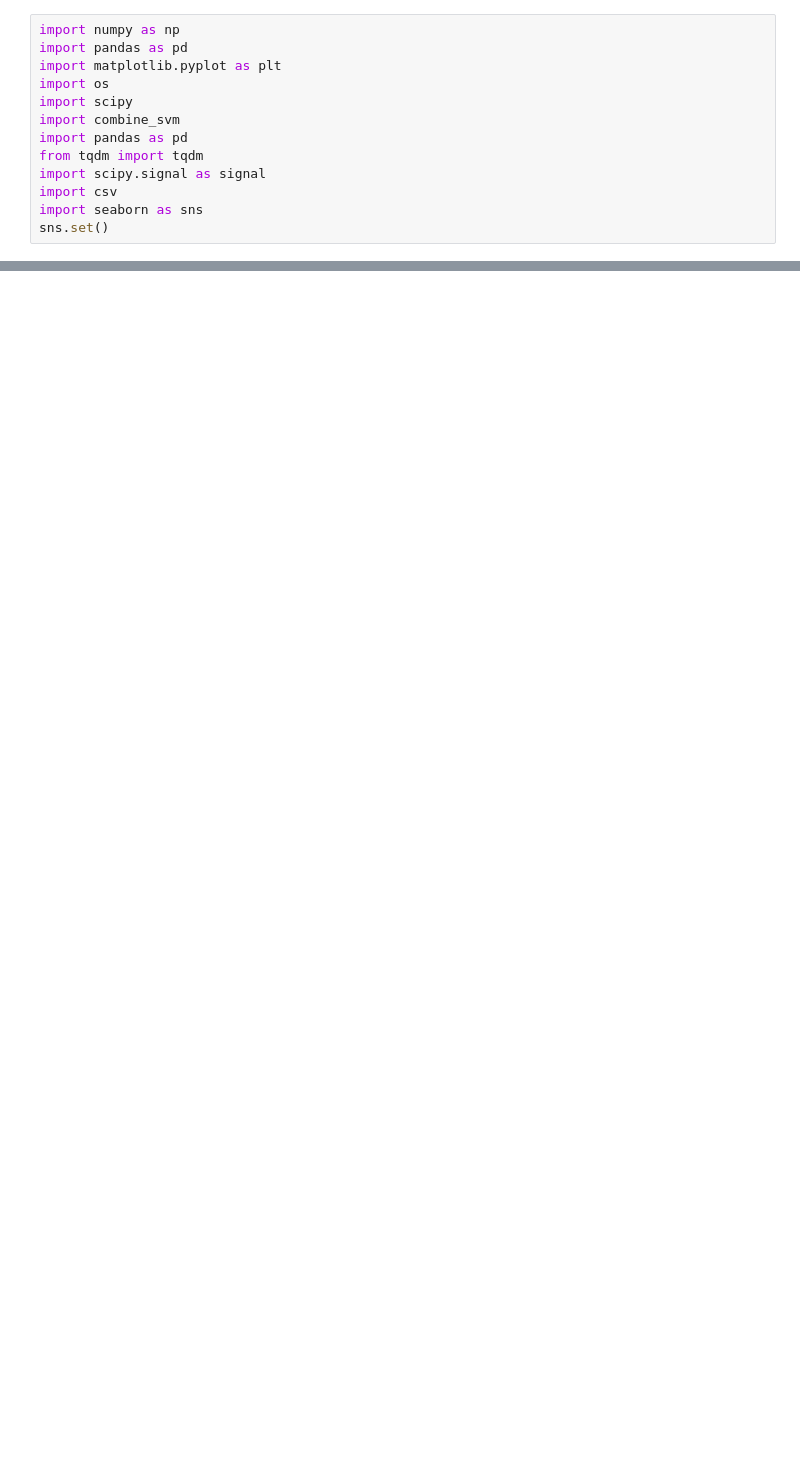
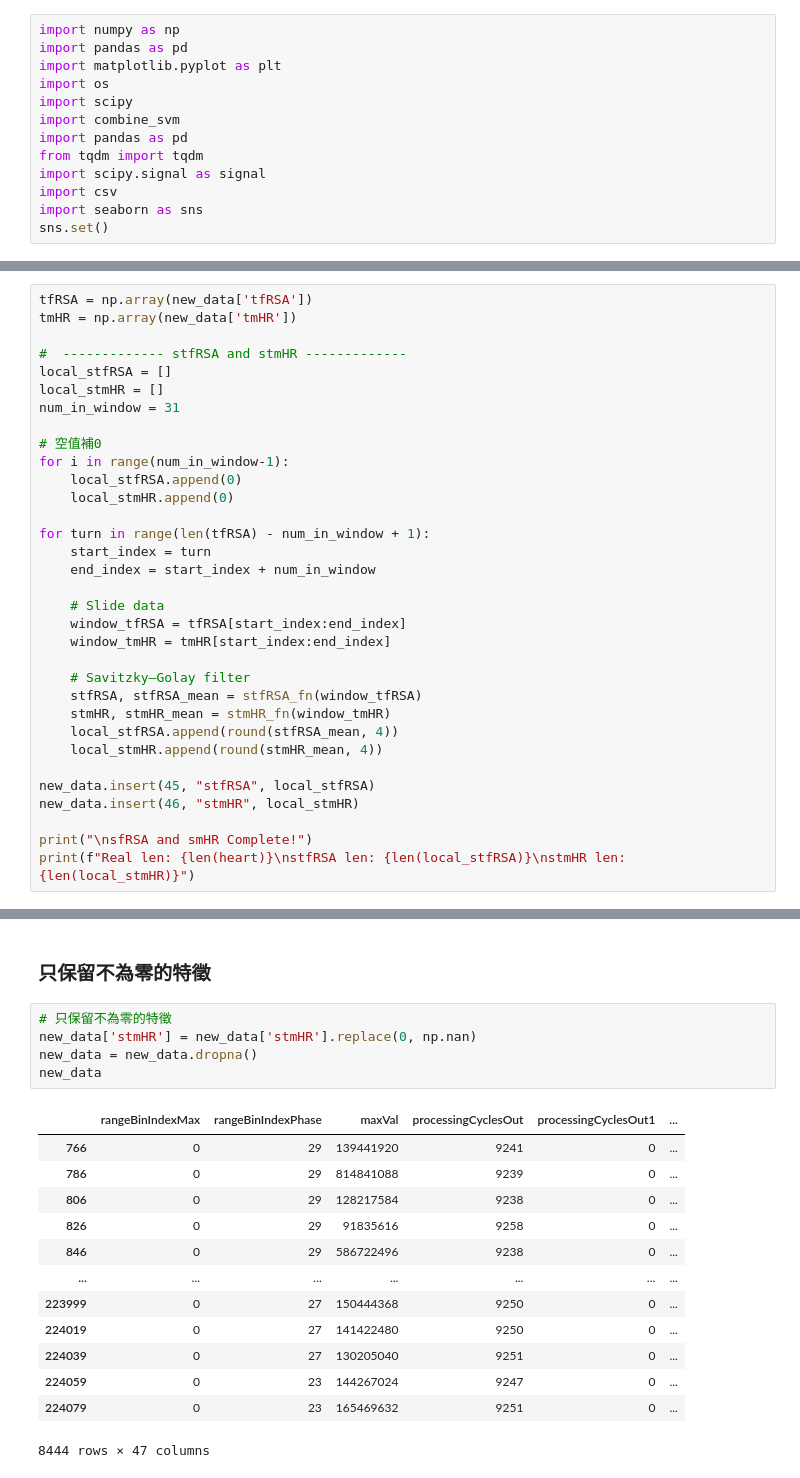
Before and after one commit to ananzeng/mmwave_vsd, a Jupyter notebook: feature.ipynb, the cells around one changed output, grey strips where cells are left out. Drawn from its saved outputs; the diff is of its cells as text; blank space fills up the shorter version.

```diff
--- a/feature.ipynb
+++ b/feature.ipynb
@@ -169,0 +266,33 @@ for i in range(len(heart)):
+# %%
+tfRSA = np.array(new_data['tfRSA'])
+tmHR = np.array(new_data['tmHR'])
+
+#  ------------- stfRSA and stmHR -------------
+local_stfRSA = []
+local_stmHR = []
+num_in_window = 31
+
+# 空值補0
+for i in range(num_in_window-1):
+    local_stfRSA.append(0)
+    local_stmHR.append(0)
+
+for turn in range(len(tfRSA) - num_in_window + 1):
+    start_index = turn
+    end_index = start_index + num_in_window
+
+    # Slide data
+    window_tfRSA = tfRSA[start_index:end_index]
+    window_tmHR = tmHR[start_index:end_index]
+
+    # Savitzky–Golay filter
+    stfRSA, stfRSA_mean = stfRSA_fn(window_tfRSA)
+    stmHR, stmHR_mean = stmHR_fn(window_tmHR)
+    local_stfRSA.append(round(stfRSA_mean, 4))
+    local_stmHR.append(round(stmHR_mean, 4))
+
+new_data.insert(45, "stfRSA", local_stfRSA)
+new_data.insert(46, "stmHR", local_stmHR)
+
+print("\nsfRSA and smHR Complete!")
+print(f"Real len: {len(heart)}\nstfRSA len: {len(local_stfRSA)}\nstmHR len: {len(local_stmHR)}")
@@ -169,0 +304,21 @@ for i in range(len(heart)):
+# %% [markdown]
+### 只保留不為零的特徵
+# %%
+# 只保留不為零的特徵
+new_data['stmHR'] = new_data['stmHR'].replace(0, np.nan)
+new_data = new_data.dropna()
+new_data
+# %% [output]
+|  | rangeBinIndexMax | rangeBinIndexPhase | maxVal | processingCyclesOut | processingCyclesOut1 | ... |
+| 766 | 0 | 29 | 139441920 | 9241 | 0 | ... |
+| 786 | 0 | 29 | 814841088 | 9239 | 0 | ... |
+| 806 | 0 | 29 | 128217584 | 9238 | 0 | ... |
+| 826 | 0 | 29 | 91835616 | 9258 | 0 | ... |
+| 846 | 0 | 29 | 586722496 | 9238 | 0 | ... |
+| ... | ... | ... | ... | ... | ... | ... |
+| 223999 | 0 | 27 | 150444368 | 9250 | 0 | ... |
+| 224019 | 0 | 27 | 141422480 | 9250 | 0 | ... |
+| 224039 | 0 | 27 | 130205040 | 9251 | 0 | ... |
+| 224059 | 0 | 23 | 144267024 | 9247 | 0 | ... |
+| 224079 | 0 | 23 | 165469632 | 9251 | 0 | ... |
+8444 rows × 47 columns
```
Also changed, not shown: parts of 16 cells of this notebook.
